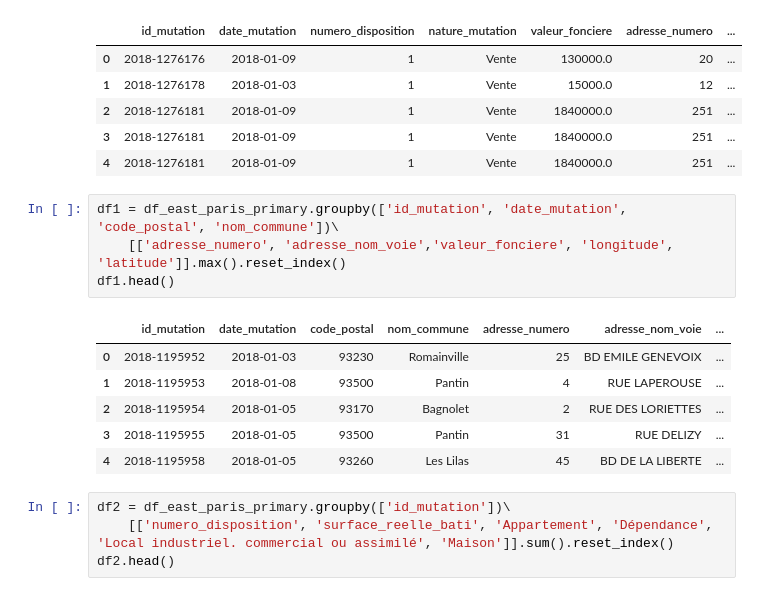
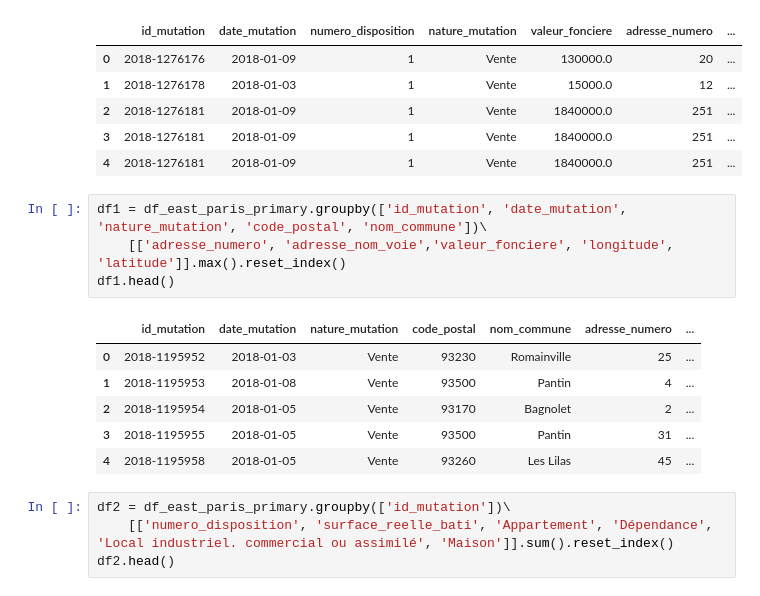
Before and after one commit to paulpreda/coursera_capstone, a Jupyter notebook: Paris - City of Light.ipynb, the cells around one changed output. Cells and saved outputs as stored; diff of their text form.

```diff
--- a/Paris - City of Light.ipynb
+++ b/Paris - City of Light.ipynb
@@ -301,16 +296,16 @@ df_east_paris_primary.head()
 | 3 | 2018-1276181 | 2018-01-09 | 1 | Vente | 1840000.0 | 251 | ... |
 | 4 | 2018-1276181 | 2018-01-09 | 1 | Vente | 1840000.0 | 251 | ... |
 # %%
-df1 = df_east_paris_primary.groupby(['id_mutation', 'date_mutation', 'code_postal', 'nom_commune'])\
+df1 = df_east_paris_primary.groupby(['id_mutation', 'date_mutation', 'nature_mutation', 'code_postal', 'nom_commune'])\
     [['adresse_numero', 'adresse_nom_voie','valeur_fonciere', 'longitude', 'latitude']].max().reset_index()
 df1.head()
 # %% [output]
-|  | id_mutation | date_mutation | code_postal | nom_commune | adresse_numero | adresse_nom_voie | ... |
-| 0 | 2018-1195952 | 2018-01-03 | 93230 | Romainville | 25 | BD EMILE GENEVOIX | ... |
-| 1 | 2018-1195953 | 2018-01-08 | 93500 | Pantin | 4 | RUE LAPEROUSE | ... |
-| 2 | 2018-1195954 | 2018-01-05 | 93170 | Bagnolet | 2 | RUE DES LORIETTES | ... |
-| 3 | 2018-1195955 | 2018-01-05 | 93500 | Pantin | 31 | RUE DELIZY | ... |
-| 4 | 2018-1195958 | 2018-01-05 | 93260 | Les Lilas | 45 | BD DE LA LIBERTE | ... |
+|  | id_mutation | date_mutation | nature_mutation | code_postal | nom_commune | adresse_numero | ... |
+| 0 | 2018-1195952 | 2018-01-03 | Vente | 93230 | Romainville | 25 | ... |
+| 1 | 2018-1195953 | 2018-01-08 | Vente | 93500 | Pantin | 4 | ... |
+| 2 | 2018-1195954 | 2018-01-05 | Vente | 93170 | Bagnolet | 2 | ... |
+| 3 | 2018-1195955 | 2018-01-05 | Vente | 93500 | Pantin | 31 | ... |
+| 4 | 2018-1195958 | 2018-01-05 | Vente | 93260 | Les Lilas | 45 | ... |
 # %%
 df2 = df_east_paris_primary.groupby(['id_mutation'])\
     [['numero_disposition', 'surface_reelle_bati', 'Appartement', 'Dépendance', 'Local industriel. commercial ou assimilé', 'Maison']].sum().reset_index()
```
Also changed, not shown: parts of 39 cells of this notebook.
